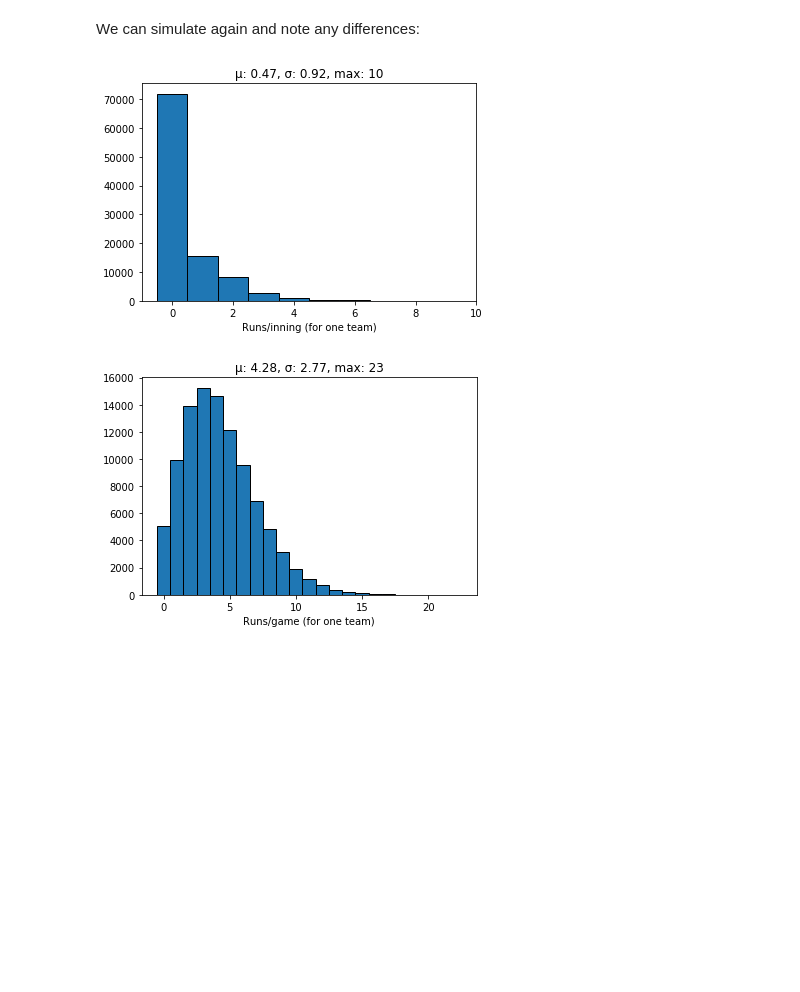
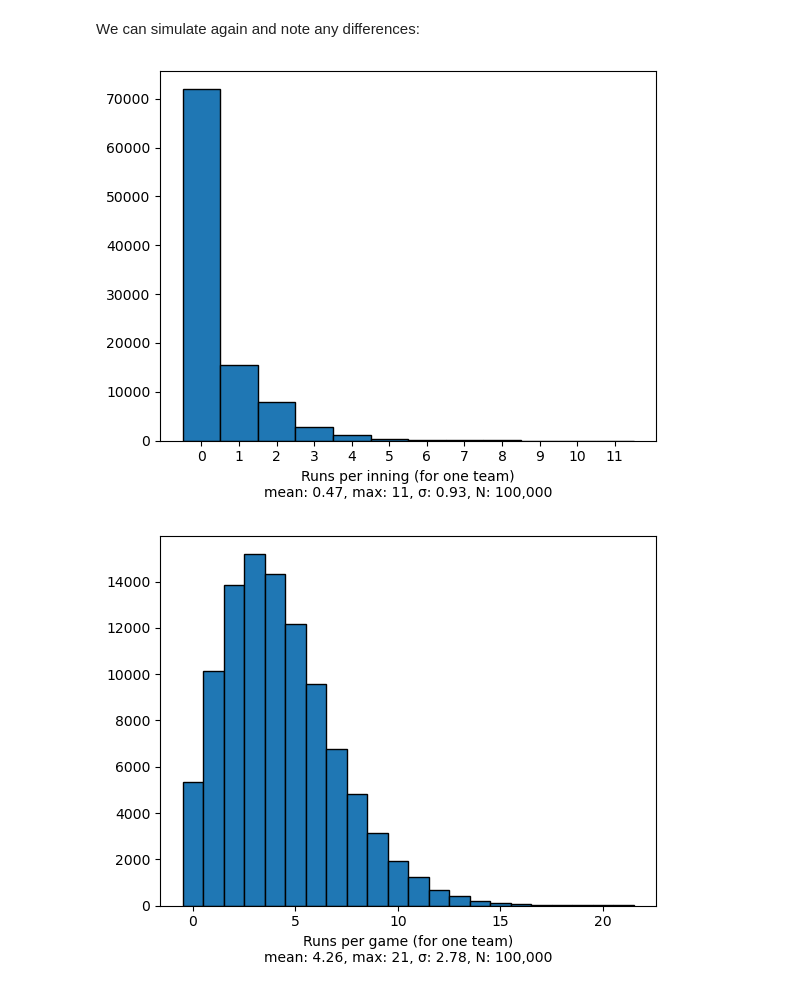
Before and after one commit to norvig/pytudes, a Jupyter notebook: ipynb/Dice Baseball.ipynb, the cells around one changed output. Drawn from its saved outputs; the diff is of its cells as text; code cells hidden in the pictures; blank space fills up the shorter version.

```diff
--- a/ipynb/Dice Baseball.ipynb
+++ b/ipynb/Dice Baseball.ipynb
@@ -153,15 +154,16 @@ That looks good to me.
 
 Now, simulate a hundred thousand innings, and then sample from them to simulate a hundred thousand nine-inning games (for one team), and show histograms of the results, labelled with statistics:
 # %%
-def simulate(N=100000, inning=inning, events=ONBG) -> None:
+def simulate(N: int, inning=inning, events=ONBG) -> None:
     innings = [inning(events=events, verbose=False) for _ in range(N)]
     games   = [sum(random.sample(innings, 9)) for _ in range(N)]
-    hist(innings, 'Runs/inning (for one team)')
-    hist(games,   'Runs/game (for one team)')
+    hist(innings, N, 'Runs per inning (for one team)')
+    hist(games,   N, 'Runs per game (for one team)')
 
-def hist(nums, title):
+def hist(nums, N, title):
     """Plot a histogram and show some statistics."""
-    plt.hist(nums, ec='black', bins=max(nums)-min(nums), align='left')
-    plt.xlabel(title)
-    plt.title(f'μ: {mean(nums):.2f}, σ: {stdev(nums):.2f}, max: {max(nums)}')
+    bins = range(min(nums), max(nums) + 2)
+    plt.hist(nums, ec='black', bins=bins, align='left')
+    if len(bins) <= 20: plt.xticks(bins[:-1])
+    plt.xlabel(f'''{title}\nmean: {mean(nums):.2f}, max: {max(nums)}, σ: {stdev(nums):.2f}, N: {N:,d}''')
     plt.show()
@@ -214,8 +214,8 @@ Below I copy-and-paste the data I need from baseball-reference.com to create the
 # %%
-mlb_stats = header_row_dict(
+mlb_stats = mlb_convert(header_row_dict(
     "Year Tms #Bat BatAge R/G G PA AB R H 2B 3B HR RBI SB CS BB SO BA OBP SLG OPS TB GDP HBP SH SF IBB E DP",
     """2019 30 1284 27.9 4.84 4828 185377 165622 23346 41794 8485 783 6735 22358 2261 827 15806 42546
-    .252 .323 .435 .758 72050 3441 1968 774 1146 752 2882 3981""")
-mlb_string = mlb_convert(mlb_stats)
-mlb_stream = event_stream(mlb_string)
+    .252 .323 .435 .758 72050 3441 1968 774 1146 752 2882 3981"""))
+
+mlb_stream = event_stream(''.join(mlb_stats.elements()))
 # %% [markdown]
@@ -278,17 +263,18 @@ def inning2(events, verbose=False) -> int:
         return ((2 if r == 2 else int(e)) if e in '1234' else
                 (e in 'ESD' or (e == 'B' and forced(r))))
     for e in events:
-        if verbose: show(outs, runs, runners, e)
+        if verbose: log(outs, runs, runners, e)
         runners.add(batter)           # Batter steps up to the plate
-        if e == 'D' and 1 in runners: # Double play: batter and runner on first out
-            outs += out(batter) + out(1)
-        elif e in 'DSKOF':            # Batter is out
-            outs += out(batter)
-        if outs >= 3:                 # If inning is over: return runs scored
+        if e in 'DSKfF':
+            outs += out(batter)       # Batter is out
+        if e == 'D' and 1 in runners and outs < 3:
+            outs += out(1)            # Double play: runner on first out
+        if outs == 3:                 # If inning is over: return runs scored
             return runs
         runners = {r + advance(r, e) for r in runners} # Runners advance
-        runs += len(runners & scored)                  # Tally runs
+        scored  = {r for r in runners if r >= 4}       # Runners who scored
         runners = runners - scored                     # Remove runners who scored
+        runs   += len(scored)                          # Tally runs
 # %% [markdown]
 We show the difference with two examples. First, a triple/walk/double-play sequence scores a run under `inning2` but not `inning`:
 # %%
@@ -330,7 +316,7 @@ inning('21FFF', True)
 # %% [markdown]
 We can simulate again and note any differences:
 # %%
-%time simulate(events=mlb_stream, inning=inning2)
+simulate(events=mlb_stream, inning=inning2)
 # %% [output]
-[figure, old version]
+[figure, new version]
-[figure, old version]
+[figure, new version]
```
Also changed, not shown: parts of 40 cells of this notebook.
